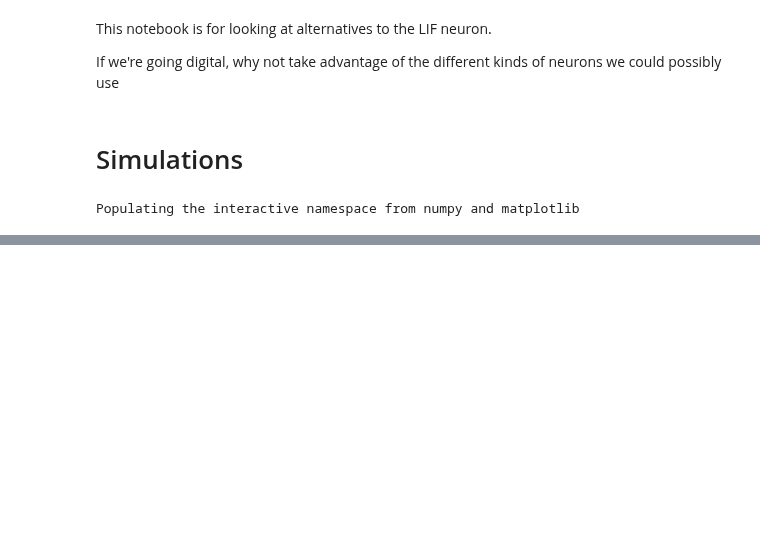
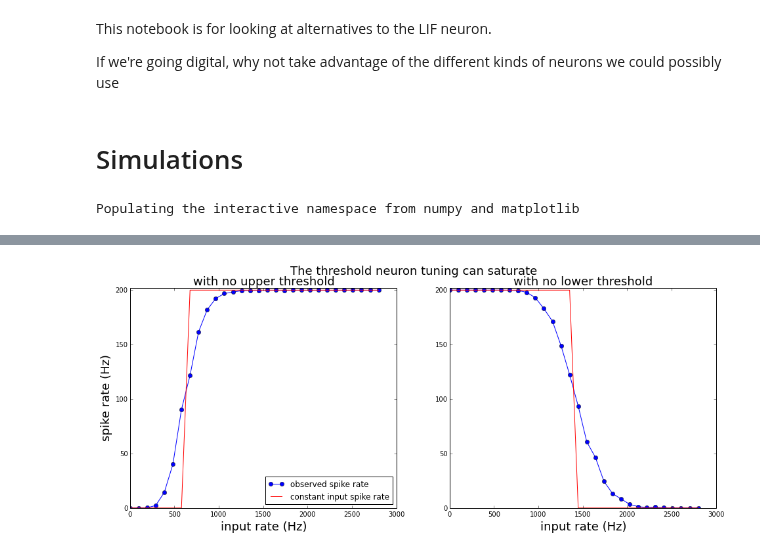
Before and after one commit to samfok/notebooks, a Jupyter notebook: neuron/Alt neurons.ipynb, the cells around one changed output, grey strips where cells are left out. Cells and saved outputs as stored; diff of their text form; code cells hidden in the pictures; blank space fills up the shorter version.

```diff
--- a/neuron/Alt neurons.ipynb
+++ b/neuron/Alt neurons.ipynb
@@ -191,0 +213,48 @@ ylabel('synapse state');
+# %%
+# simulate neuron and synapse together
+figure(figsize=(16,6))
+
+dt = .001
+n_steps = 10000
+n_inputs = 30
+
+tau = .01
+period = 5
+
+t_low = 600
+t_high = 1400
+w = 1.
+
+input_rates = np.linspace(0., t_high*2., n_inputs)
+
+neuron = ThresholdNeuron(dt, t_low, None, period, tau, w)
+spike_rates = get_tuning(neuron, input_rates, n_steps)
+th_spike_rates = np.zeros(n_inputs)
+idx = input_rates>=t_low
+th_spike_rates[idx]=1./(dt*period)
+
+subplot(121)
+plot(input_rates, spike_rates, '-o', label='observed spike rate')
+plot(input_rates, th_spike_rates, 'r', label='constant input spike rate')
+ylim(ylim()[0], 1.01/(dt*period))
+legend(loc='lower right')
+xlabel('input rate (Hz)', fontsize=18)
+ylabel('spike rate (Hz)', fontsize=18)
+title('with no upper threshold', fontsize=18)
+
+neuron = ThresholdNeuron(dt, None, t_high, period, tau, w)
+spike_rates = get_tuning(neuron, input_rates, n_steps)
+th_spike_rates = np.zeros(n_inputs)
+idx = input_rates<=t_high
+th_spike_rates[idx]=1./(dt*period)
+
+subplot(122)
+plot(input_rates, spike_rates, '-o', label='observed spike rate')
+plot(input_rates, th_spike_rates, 'r', label='constant input spike rate')
+ylim(ylim()[0], 1.01/(dt*period))
+xlabel('input rate (Hz)', fontsize=18)
+title('with no lower threshold', fontsize=18)
+
+suptitle("The threshold neuron tuning can saturate", fontsize=18);
+# %% [output]
+[figure, added]
```
Also changed, not shown: parts of 7 cells of this notebook.
